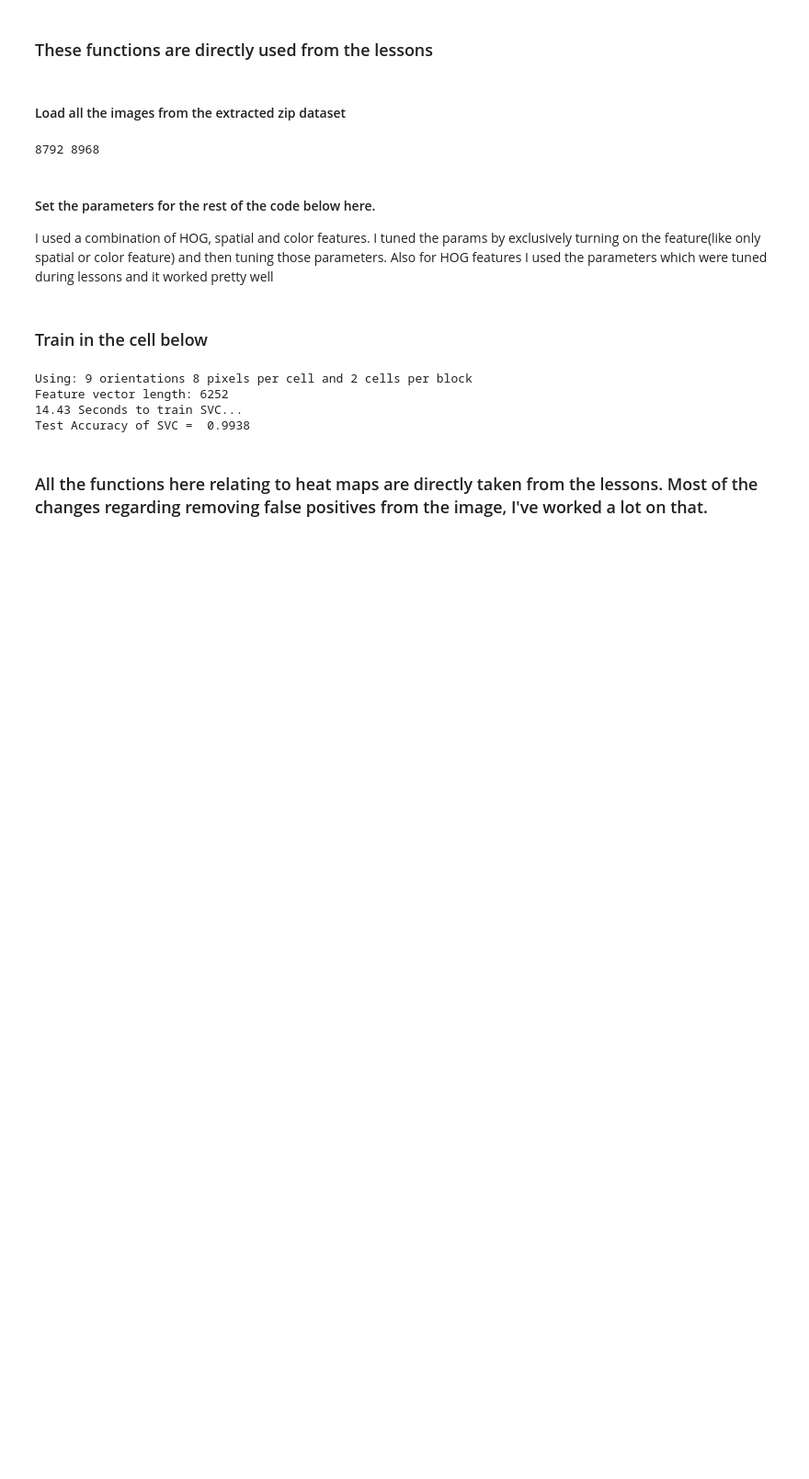
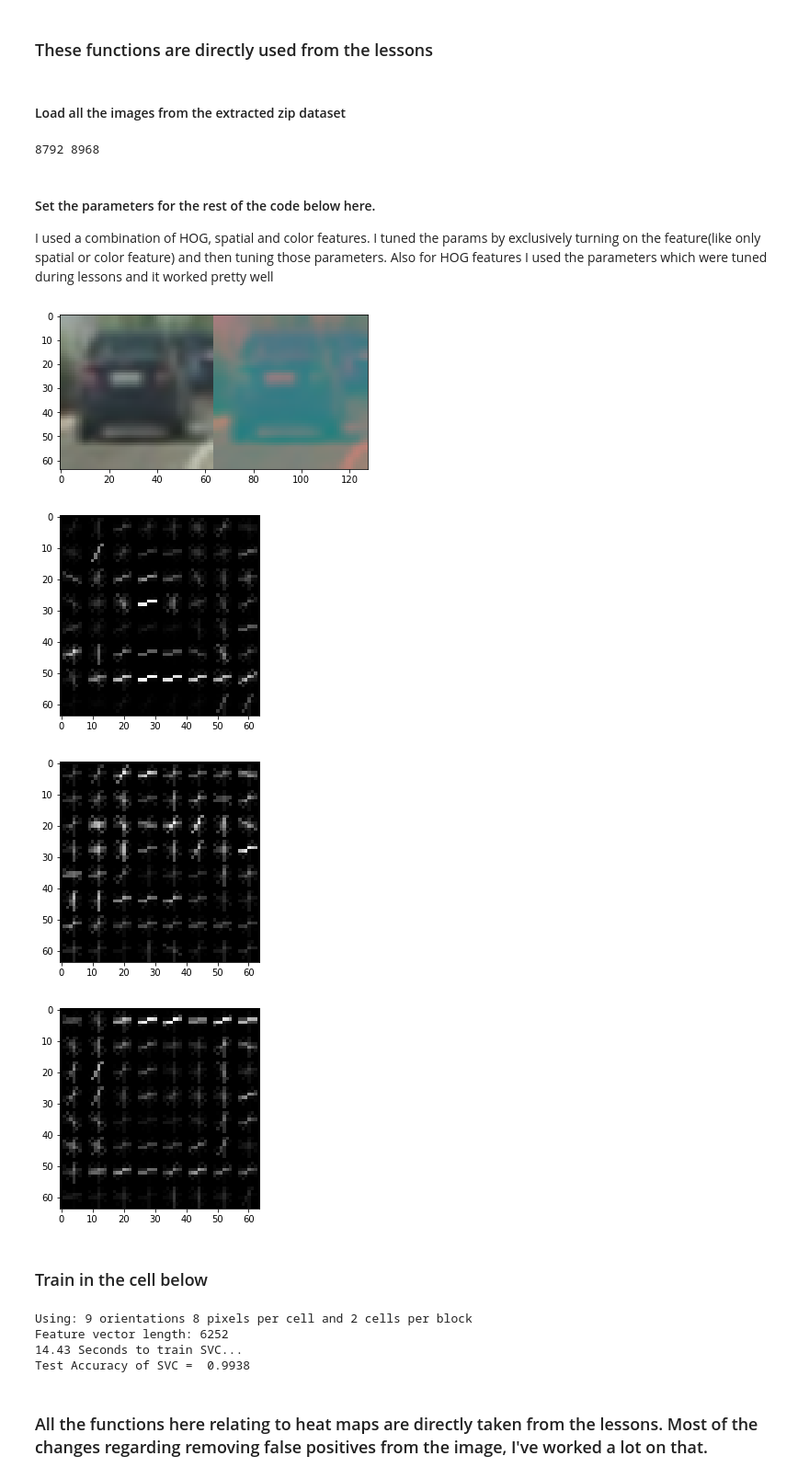
Before and after one commit to prudhvid/CarND-Vehicle-Detection, a Jupyter notebook: VehicleDetect.ipynb, the cells around one changed output. Shown at 92% size. Drawn from its saved outputs; the diff is of its cells as text; code cells hidden in the pictures; blank space fills up the shorter version.

```diff
--- a/VehicleDetect.ipynb
+++ b/VehicleDetect.ipynb
@@ -285,6 +285,28 @@ spatial_feat = True # Spatial features on or off
 hist_feat = True # Histogram features on or off
 hog_feat = True # HOG features on or off
 y_start_stop = [400, 700] # Min and max in y to search in slide_window()
+# %%
+for file in iglob('vehicles/vehicles/**/*.png'):
+    img = mpimg.imread(file)
+    img = np.array(img)
+    orig = (img * 255).astype(np.uint8)
+    img = cv2.cvtColor(orig, cv2.COLOR_RGB2YUV)
+    plt.imshow(np.concatenate((orig, img), axis = 1))
+
+    hogimgs = []
+    for channel in range(img.shape[2]):
+        hogf, hogimg = get_hog_features(img[:,:,channel],
+                            orient, pix_per_cell, cell_per_block,
+                            vis=True, feature_vec=False)
+        plt.figure()
+        plt.imshow(hogimg, cmap='gray')
+        hogimgs.append(hogimg)
+    break
+# %% [output]
+[figure, added]
+[figure, added]
+[figure, added]
+[figure, added]
 # %% [markdown]
 ### Train in the cell below
 # %%
```
Also changed, not shown: 10 other files.
